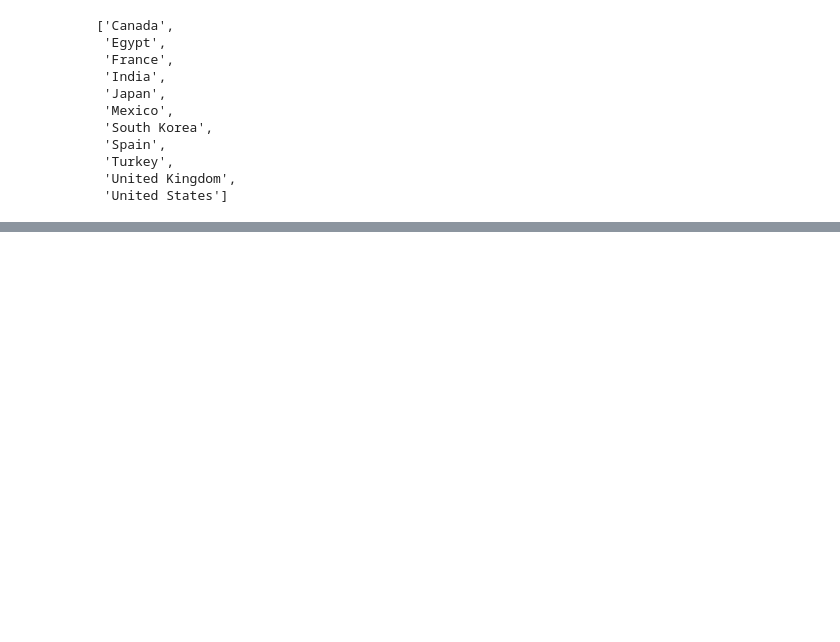
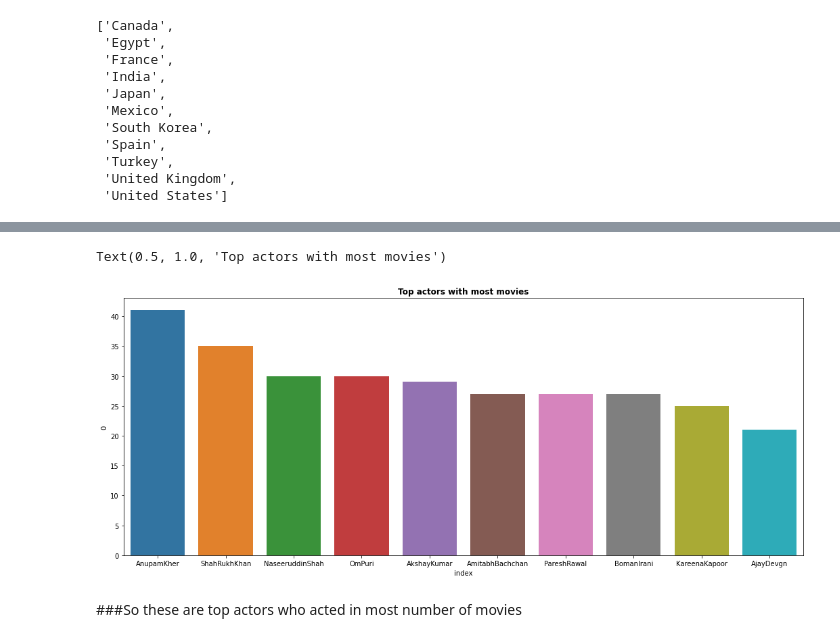
Before and after one commit to tanay47/Netflix-Movie-and-TV-Shows-Clustering, a Jupyter notebook: NETFLIX_MOVIES_AND_TV_SHOWS_CLUSTERING.ipynb, the cells around one changed output, grey strips where cells are left out. Saved outputs shown, nothing was run; the diff lists cells and outputs as text; code cells hidden in the pictures; blank space fills up the shorter version.

```diff
--- a/NETFLIX_MOVIES_AND_TV_SHOWS_CLUSTERING.ipynb
+++ b/NETFLIX_MOVIES_AND_TV_SHOWS_CLUSTERING.ipynb
@@ -258,0 +292,16 @@ for country in list_of_top_countries:
+# %%
+# counting movies per actor storing in a dict
+actors_movies = list(movie_set['cast'])
+cast_record = []
+for i in actors_movies:
+    i=list(str(i).split(','))
+    for j in i:
+        cast_record.append(j.replace(' ',""))
+cast_dict =Counter(cast_record)
+# %%
+# converting into dataframe for sorting
+cast_df = pd.DataFrame(cast_dict, index= np.arange(0,1))
+# %%
+# sorted top cast dataframe
+top_cast = cast_df.transpose().reset_index().sort_values(by=0,ascending=False)
+top_cast
@@ -258,0 +322,10 @@ for country in list_of_top_countries:
+# %%
+# plotting a bargraph of top actors
+plt.figure(figsize=(18,7))
+sns.barplot(top_cast["index"].iloc[1:11], top_cast[0].iloc[1:11])
+plt.title(f"Top actors with most movies", fontweight="bold")
+# %% [output]
+Text(0.5, 1.0, 'Top actors with most movies')
+[figure, added]
+# %% [markdown]
+###So these are top actors who acted in most number of movies
```
Also changed, not shown: parts of 18 cells of this notebook.
